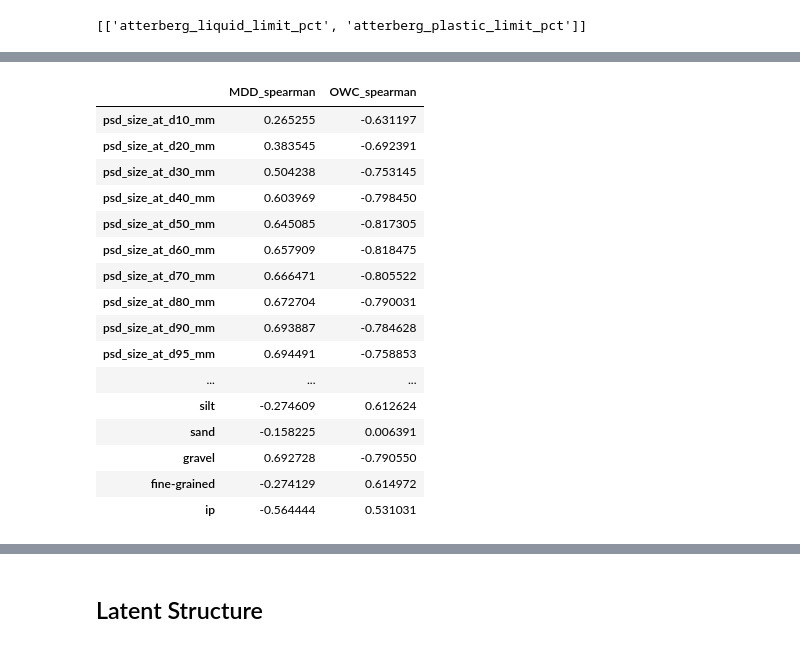
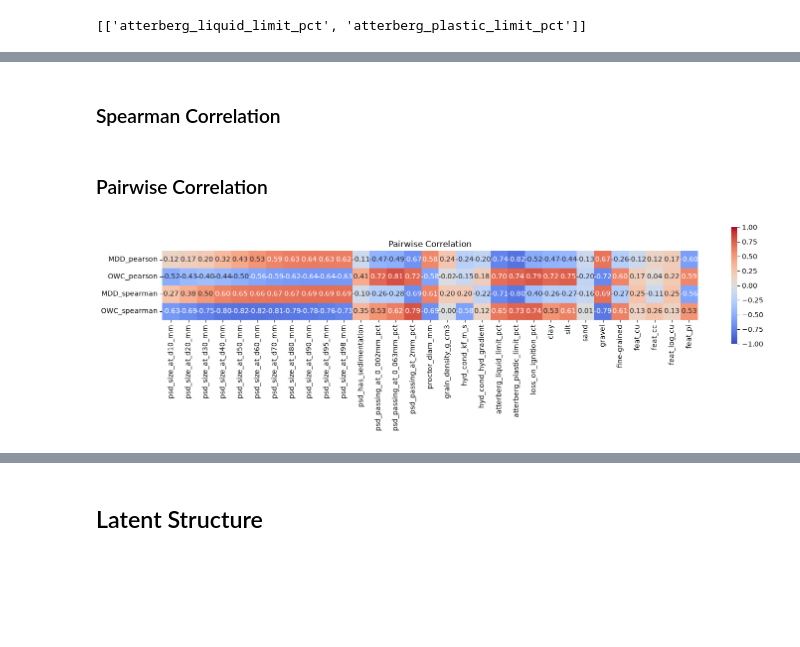
Before and after one commit to jkmathilda/proctor_prediction, a Jupyter notebook: data_analysis.ipynb, the cells around one changed output, grey strips where cells are left out. Saved outputs shown, nothing was run; the diff lists cells and outputs as text; code cells hidden in the pictures; blank space fills up the shorter version.

```diff
--- a/data_analysis.ipynb
+++ b/data_analysis.ipynb
@@ -134,6 +108,6 @@ pearson_df
+# %% [markdown]
+### Spearman Correlation
 # %%
-# Spearman Correlation - how strongly two variables have a monotonic relationship
-
 # Features and targets
 X = df[features]
 y_mdd = df["proctor_mdd_g_cm3"]
@@ -148,23 +122,25 @@ spearman_df = pd.DataFrame({
     "MDD_spearman": spearman_mdd,
     "OWC_spearman": spearman_owc
 })
-
-spearman_df
-# %% [output]
-|  | MDD_spearman | OWC_spearman |
-| psd_size_at_d10_mm | 0.265255 | -0.631197 |
-| psd_size_at_d20_mm | 0.383545 | -0.692391 |
-| psd_size_at_d30_mm | 0.504238 | -0.753145 |
-| psd_size_at_d40_mm | 0.603969 | -0.798450 |
-| psd_size_at_d50_mm | 0.645085 | -0.817305 |
-| psd_size_at_d60_mm | 0.657909 | -0.818475 |
-| psd_size_at_d70_mm | 0.666471 | -0.805522 |
-| psd_size_at_d80_mm | 0.672704 | -0.790031 |
-| psd_size_at_d90_mm | 0.693887 | -0.784628 |
-| psd_size_at_d95_mm | 0.694491 | -0.758853 |
-| ... | ... | ... |
-| silt | -0.274609 | 0.612624 |
-| sand | -0.158225 | 0.006391 |
-| gravel | 0.692728 | -0.790550 |
-| fine-grained | -0.274129 | 0.614972 |
-| ip | -0.564444 | 0.531031 |
+# %% [markdown]
+### Pairwise Correlation
+# %%
+corr_pairwise_mat = pd.concat([pearson_df, spearman_df], axis=1)
+
+plt.figure(figsize=(15,4))
+
+sns.heatmap(
+    corr_pairwise_mat.T,
+    cmap='coolwarm',
+    annot=True,      # Show correlation values
+    fmt='.2f',       # 2 decimal places
+    vmin=-1,
+    vmax=1,
+    square=True
+)
+
+plt.title("Pairwise Correlation")
+plt.tight_layout()
+plt.show()
+# %% [output]
+[figure, added]
```
Also changed, not shown: parts of 79 cells of this notebook, 12 other files.
